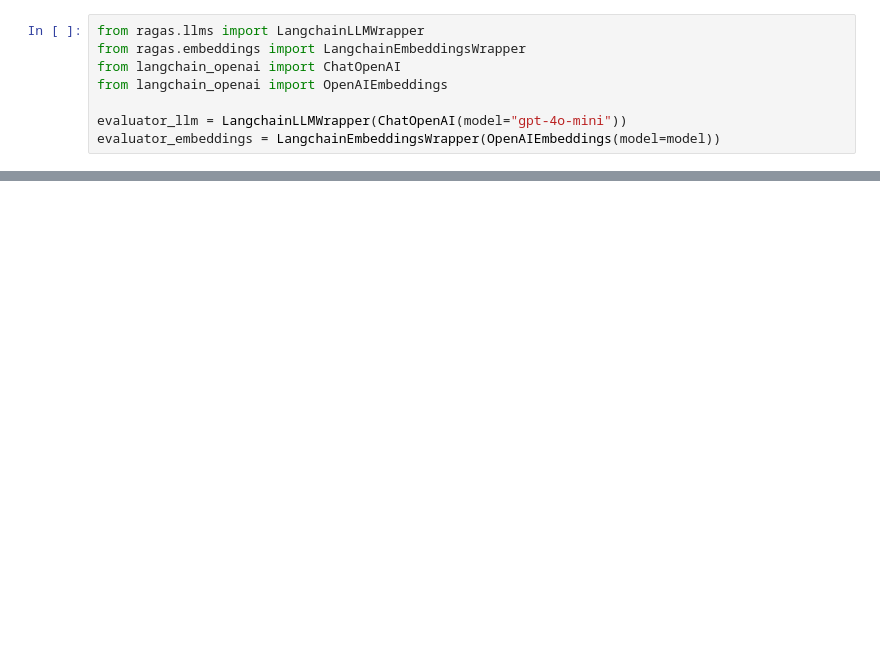
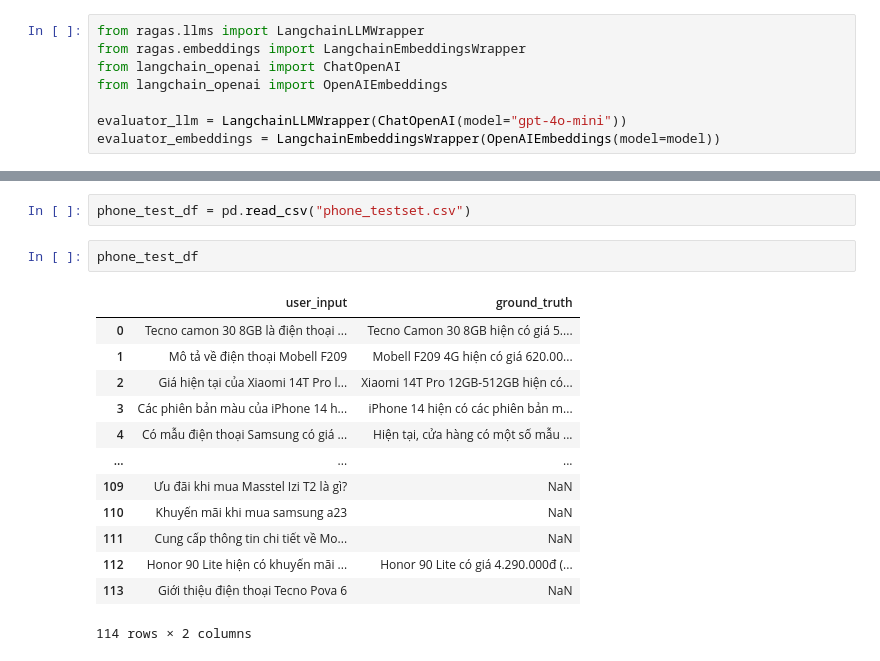
Before and after one commit to ntp2003/chatbot-tlcn, a Jupyter notebook: eval.ipynb, the cells around one changed output, grey strips where cells are left out. Cells and saved outputs as stored; diff of their text form; blank space fills up the shorter version.

```diff
--- a/eval.ipynb
+++ b/eval.ipynb
@@ -208,0 +268,18 @@ results_df.head()
+# %%
+phone_test_df = pd.read_csv("phone_testset.csv")
+# %%
+phone_test_df
+# %% [output]
+|  | user_input | ground_truth |
+| 0 | Tecno camon 30 8GB là điện thoại ... | Tecno Camon 30 8GB hiện có giá 5.... |
+| 1 | Mô tả về điện thoại Mobell F209 | Mobell F209 4G hiện có giá 620.00... |
+| 2 | Giá hiện tại của Xiaomi 14T Pro l... | Xiaomi 14T Pro 12GB-512GB hiện có... |
+| 3 | Các phiên bản màu của iPhone 14 h... | iPhone 14 hiện có các phiên bản m... |
+| 4 | Có mẫu điện thoại Samsung có giá ... | Hiện tại, cửa hàng có một số mẫu ... |
+| ... | ... | ... |
+| 109 | Ưu đãi khi mua Masstel Izi T2 là gì? | NaN |
+| 110 | Khuyến mãi khi mua samsung a23 | NaN |
+| 111 | Cung cấp thông tin chi tiết về Mo... | NaN |
+| 112 | Honor 90 Lite hiện có khuyến mãi ... | Honor 90 Lite có giá 4.290.000đ (... |
+| 113 | Giới thiệu điện thoại Tecno Pova 6 | NaN |
+114 rows × 2 columns
```
Also changed, not shown: parts of 17 cells of this notebook, 8 other files.
